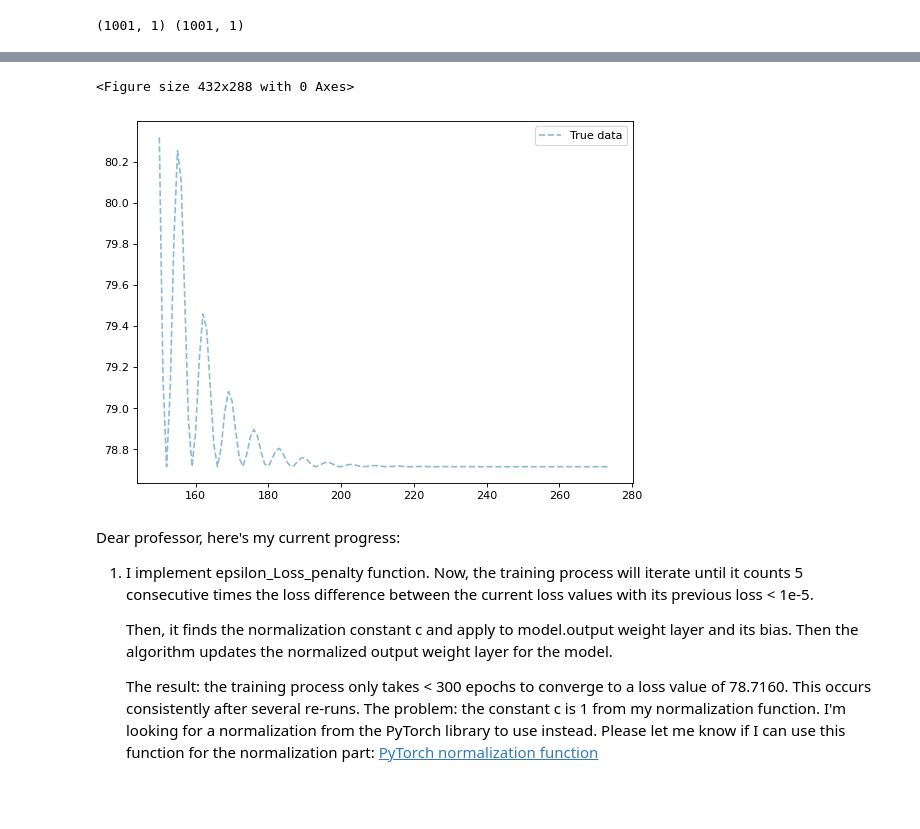
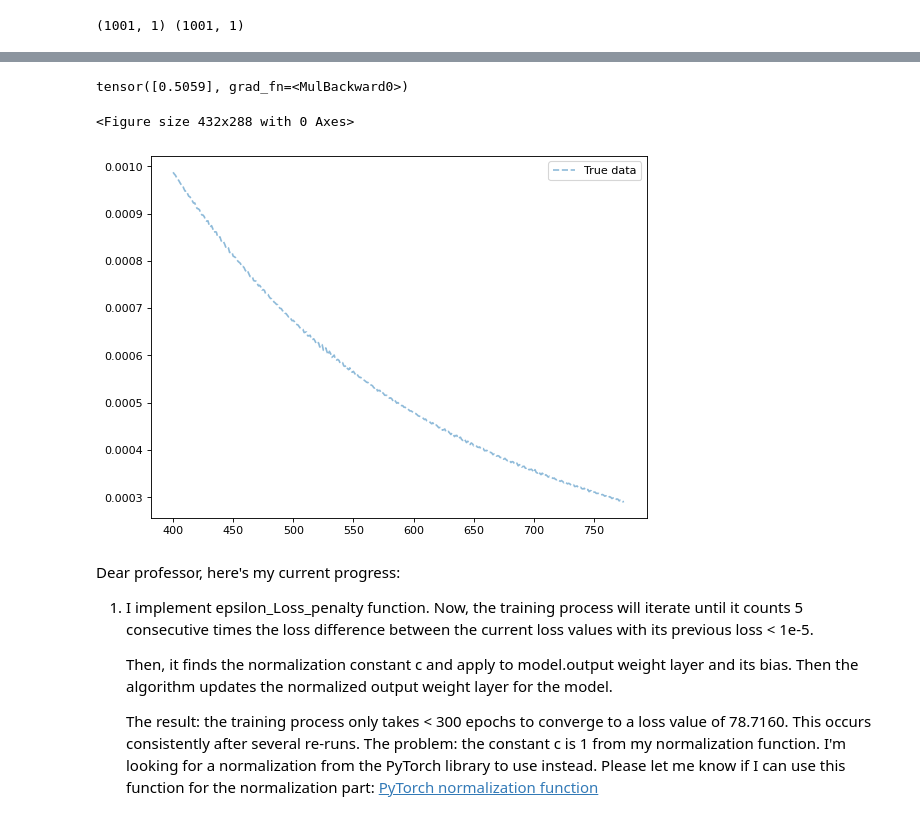
Before and after one commit to trungdoquoc/reu-math-2022, a Jupyter notebook: PyTorch_.ipynb, the cells around one changed output, grey strips where cells are left out. Drawn from its saved outputs; the diff is of its cells as text; code cells hidden in the pictures.

```diff
--- a/PyTorch_.ipynb
+++ b/PyTorch_.ipynb
@@ -396,8 +416,16 @@ Plot 3: the model's output with input from the interval:
-# %%
-plot_figure(graph_val[0][150:], loss_val[150:])
-# %% [output]
-<Figure size 432x288 with 0 Axes>
-[figure, removed]
+# %%
+epsilon_Loss(given_fn, model, -6, 6, 1001)
+# %% [output]
+tensor([0.5059], grad_fn=<MulBackward0>)
+# %%
+diff = [None for i in range(len(graph_val_pen[2]))]
+for i in range(len(graph_val_pen[2])):
+    diff[i] = abs(graph_val_pen[2][i]-graph_val_pen[1][i])
+
+plot_figure(x_epochs[400:], diff[400:])
+# %% [output]
+<Figure size 432x288 with 0 Axes>
+[figure, added]
 # %% [markdown]
 Dear professor, here's my current progress:
 1. I implement epsilon_Loss_penalty function. Now, the training process will iterate until it counts 5 consecutive times the loss difference between the current loss values with its previous loss < 1e-5.
```
Also changed, not shown: parts of 8 cells of this notebook.
